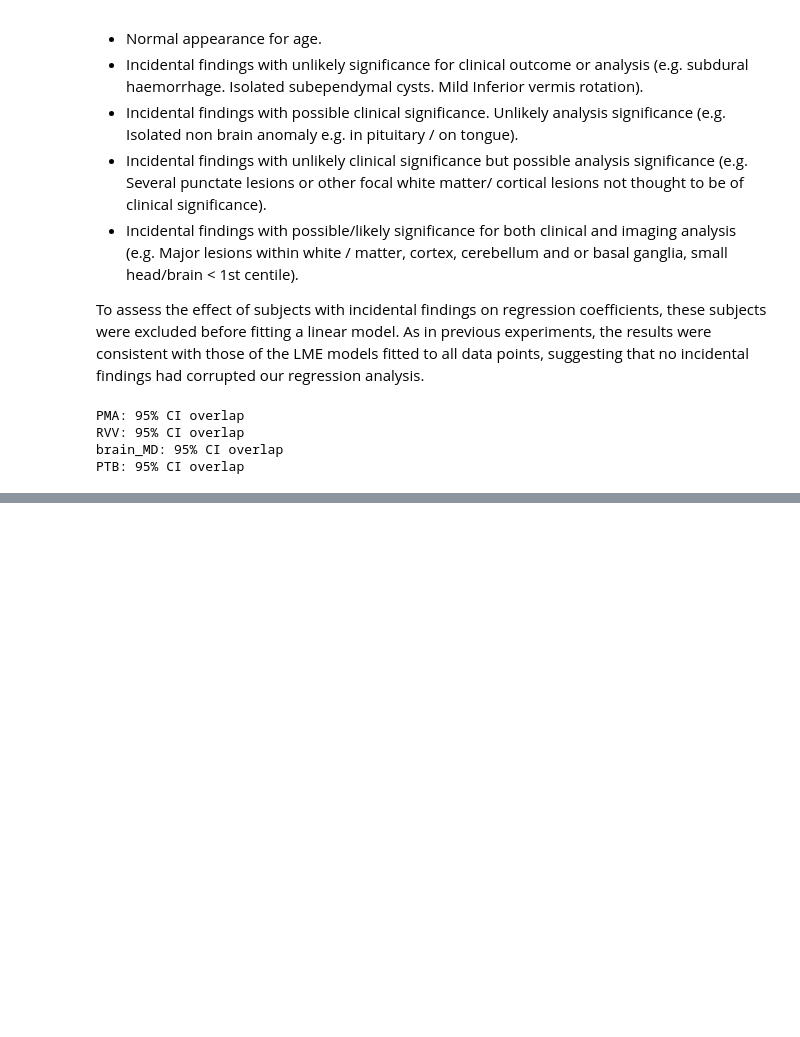
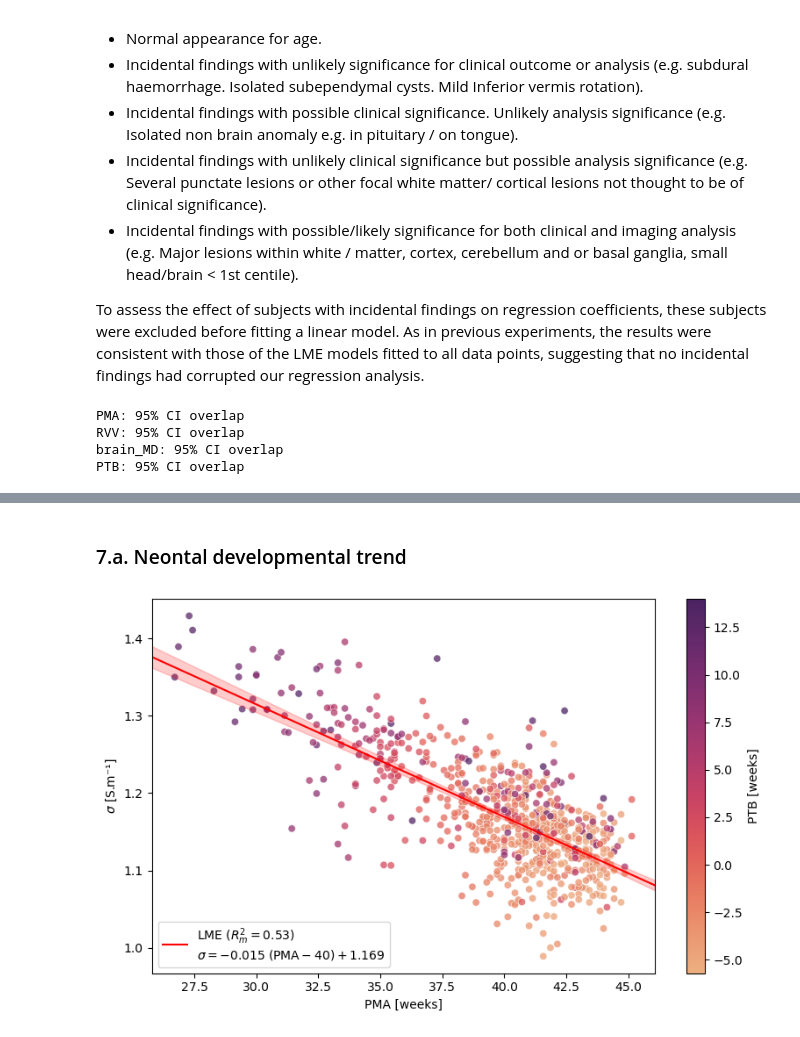
Before and after one commit to aboutill/nano-eptk, a Jupyter notebook: notebooks/experiments/stats_analysis_diagnosis_experiment.ipynb, the cells around one changed output, grey strips where cells are left out. Saved outputs shown, nothing was run; the diff lists cells and outputs as text; code cells hidden in the pictures; blank space fills up the shorter version.

Commit message:
Update notebooks/experiments

```diff
--- a/notebooks/experiments/stats_analysis_diagnosis_experiment.ipynb
+++ b/notebooks/experiments/stats_analysis_diagnosis_experiment.ipynb
@@ -80,6 +87,7 @@ VIF PTB: 1.51
 Interaction terms between predictors were included in the multivariate model to assess, for example, whether prematurity had an non-linear effect on the relationship between conductivity and development (i.e. $\textrm{PMA} \times \textrm{PTB}$ interaction). Similarly, we tried incorporating quadratic and cubic terms (e.g. $\textrm{PMA}^2$ or $\textrm{PMA}^3$) in our models. However, none of these non-linear interaction resulted in a better model fit, so these interaction terms were discarded from the statistical analysis.
 # %%
 # Set file path
+plot_dir = os.path.join(results_dir, "plots", "experiments")
 summary_dir = os.path.join(results_dir, "statsmodels")
 summary_path = os.path.join(summary_dir, "diagnostic_experiment1.txt")
 
@@ -353,0 +448,2 @@ PTB: 95% CI overlap
+# %% [markdown]
+### 7.a. Neontal developmental trend
@@ -353,0 +542,4 @@ PTB: 95% CI overlap
+# %%
+plot_sig_pma(mode="weighted")
+# %% [output]
+[figure, added]
```
Also changed, not shown: parts of 17 cells of this notebook, 5 other files.
